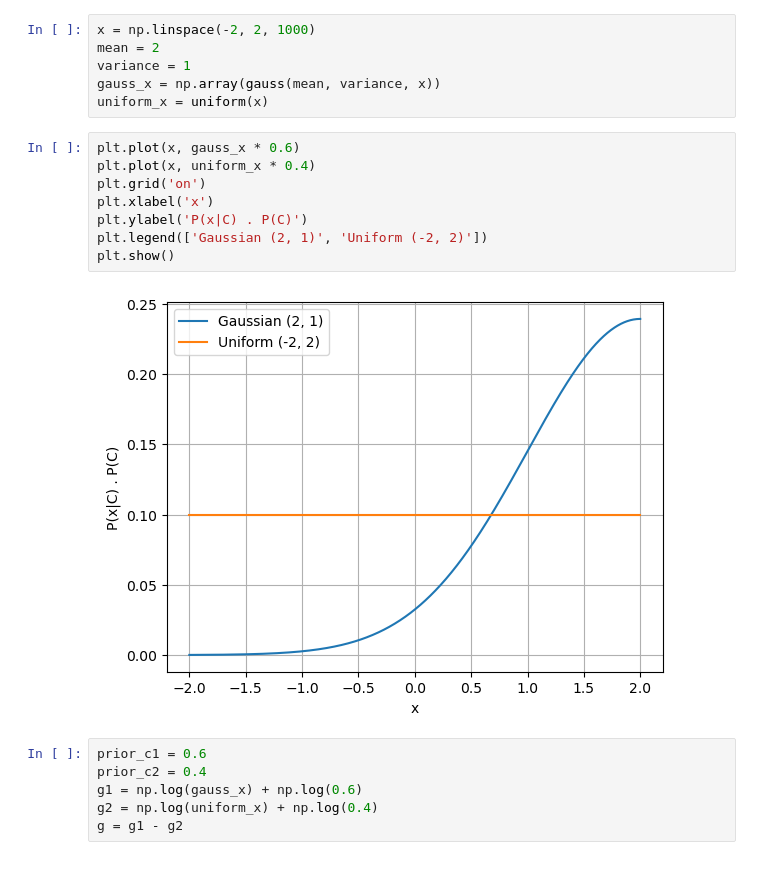
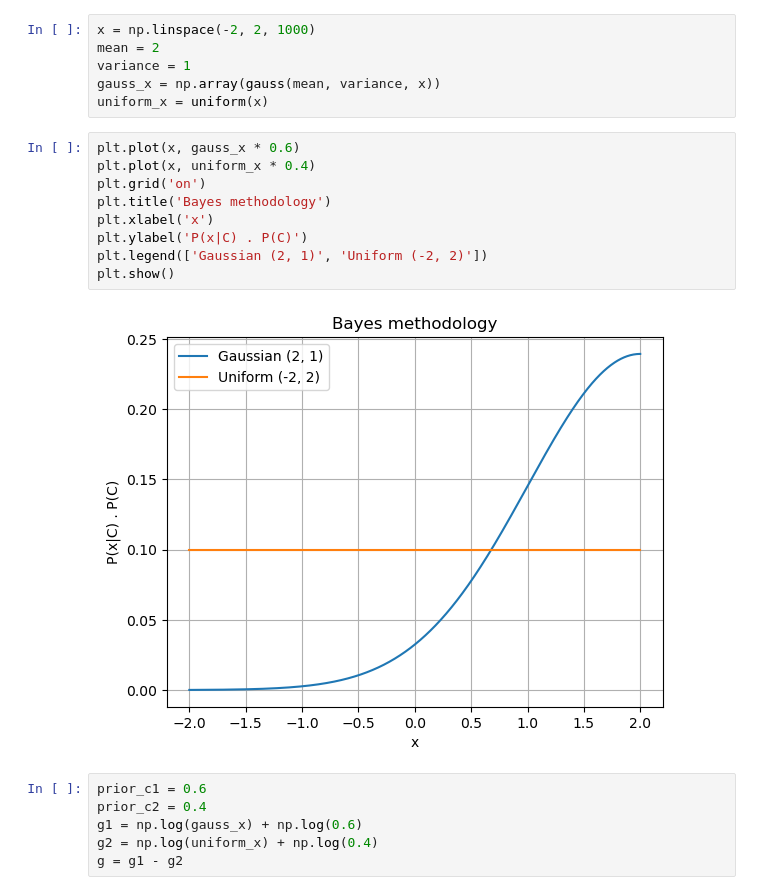
Before and after one commit to HenriqueTogo/machine-learning, a Jupyter notebook: Lista02/lista_02_231111280.ipynb, the cells around one changed output. Saved outputs shown, nothing was run; the diff lists cells and outputs as text.

```diff
--- a/Lista02/lista_02_231111280.ipynb
+++ b/Lista02/lista_02_231111280.ipynb
@@ -25,13 +25,14 @@ uniform_x = uniform(x)
 # %%
 plt.plot(x, gauss_x * 0.6)
 plt.plot(x, uniform_x * 0.4)
 plt.grid('on')
+plt.title('Bayes methodology')
 plt.xlabel('x')
 plt.ylabel('P(x|C) . P(C)')
 plt.legend(['Gaussian (2, 1)', 'Uniform (-2, 2)'])
 plt.show()
 # %% [output]
-[figure, old version]
+[figure, new version]
 # %%
 prior_c1 = 0.6
 prior_c2 = 0.4
```
Also changed, not shown: parts of 4 cells of this notebook.
